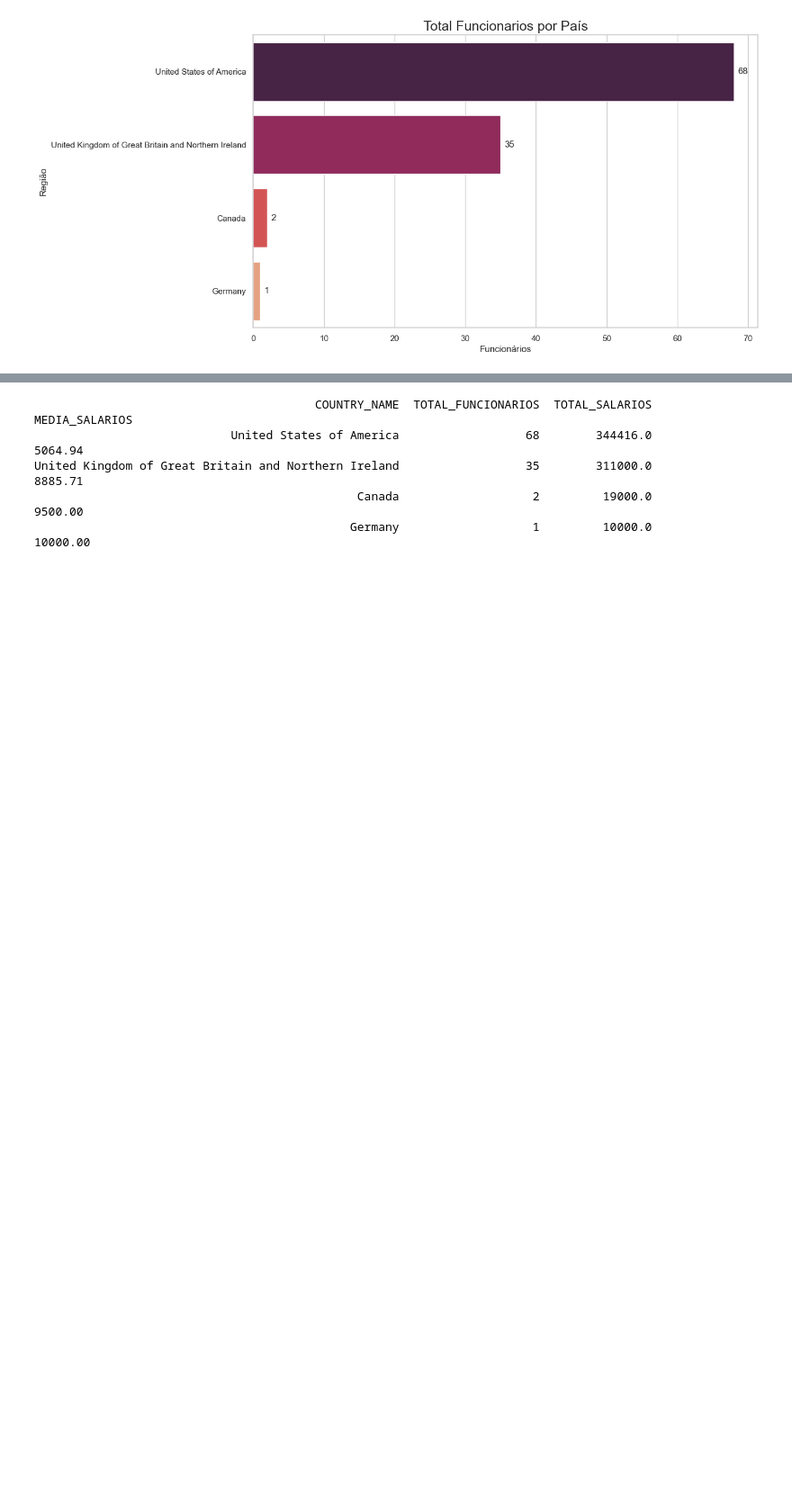
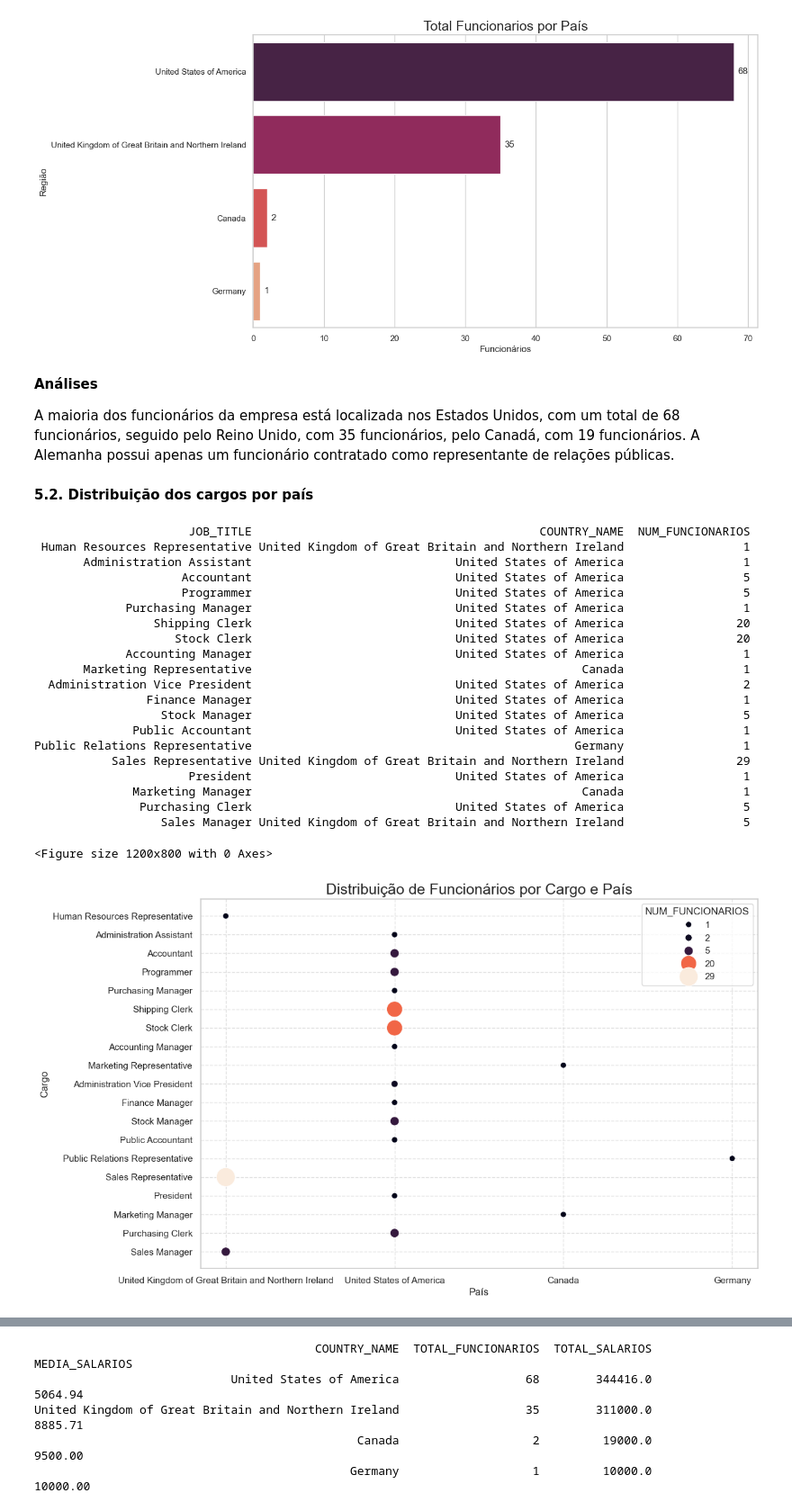
Before and after one commit to orlandovcj/SCTEC_Modulo_I_Projeto_Final, a Jupyter notebook: Projeto_Final_Orlando_Castro.ipynb, the cells around one changed output, grey strips where cells are left out. Shown at 90% size. Cells and saved outputs as stored; diff of their text form; code cells hidden in the pictures; blank space fills up the shorter version.

Commit message:
Atualizado Projeto_Final_Orlando_Castro.ipynb
Adicionada a seção 5 com análise de funcionários e cargos por país.

```diff
--- a/Projeto_Final_Orlando_Castro.ipynb
+++ b/Projeto_Final_Orlando_Castro.ipynb
@@ -603,3 +617,69 @@ United Kingdom of Great Britain and Northern Ireland                  35
                                               Canada                   2         19000.0         9500.00
                                              Germany                   1         10000.0        10000.00
 [figure]
+# %% [markdown]
+**Análises**
+
+A maioria dos funcionários da empresa está localizada nos Estados Unidos, com um total de 68 funcionários, seguido pelo Reino Unido, com 35 funcionários, pelo Canadá, com 19 funcionários. A Alemanha possui apenas um funcionário contratado como representante de relações públicas.
+# %% [markdown]
+**5.2. Distribuição dos cargos por país**
+# %%
+funcionarios_cargo_pais = """
+SELECT
+    JOB_TITLE,
+    COUNTRY_NAME,
+    COUNT(f.EMPLOYEE_ID) AS NUM_FUNCIONARIOS
+FROM SALARIOS s
+LEFT JOIN FUNCIONARIOS f
+    ON s.EMPLOYEE_ID = f.EMPLOYEE_ID
+GROUP BY s.JOB_TITLE, f.COUNTRY_NAME;
+"""
+
+# Executa a consulta e exibe o resultado
+resultado_cargos_pais = banco_dados.execute(funcionarios_cargo_pais).df()
+print(resultado_cargos_pais.to_string(index=False))
+
+# Configuração de estilo
+plt.figure(figsize=(12, 8))
+sns.set_theme(style="whitegrid")
+
+# Gráfico de dispersão (scatter plot) para visualizar a distribuição de funcionários por cargo e país
+plt.figure(figsize=(12, 8))
+sns.scatterplot(
+    data=resultado_cargos_pais,
+    x='COUNTRY_NAME',
+    y='JOB_TITLE',
+    size='NUM_FUNCIONARIOS',
+    sizes=(50, 500),
+    hue='NUM_FUNCIONARIOS',
+    palette='rocket',
+)
+
+plt.title('Distribuição de Funcionários por Cargo e País', fontsize=18)
+plt.xlabel('País')
+plt.ylabel('Cargo')
+plt.grid(True, linestyle='--', alpha=0.6)
+plt.show()
+# %% [output]
+                      JOB_TITLE                                         COUNTRY_NAME  NUM_FUNCIONARIOS
+ Human Resources Representative United Kingdom of Great Britain and Northern Ireland                 1
+       Administration Assistant                             United States of America                 1
+                     Accountant                             United States of America                 5
+                     Programmer                             United States of America                 5
+             Purchasing Manager                             United States of America                 1
+                 Shipping Clerk                             United States of America                20
+                    Stock Clerk                             United States of America                20
+             Accounting Manager                             United States of America                 1
+       Marketing Representative                                               Canada                 1
+  Administration Vice President                             United States of America                 2
+                Finance Manager                             United States of America                 1
+                  Stock Manager                             United States of America                 5
+              Public Accountant                             United States of America                 1
+Public Relations Representative                                              Germany                 1
+           Sales Representative United Kingdom of Great Britain and Northern Ireland                29
+                      President                             United States of America                 1
+              Marketing Manager                                               Canada                 1
+               Purchasing Clerk                             United States of America                 5
+                  Sales Manager United Kingdom of Great Britain and Northern Ireland                 5
+<Figure size 1200x800 with 0 Axes>
+[figure, added]
```
Also changed, not shown: parts of 17 cells of this notebook.
